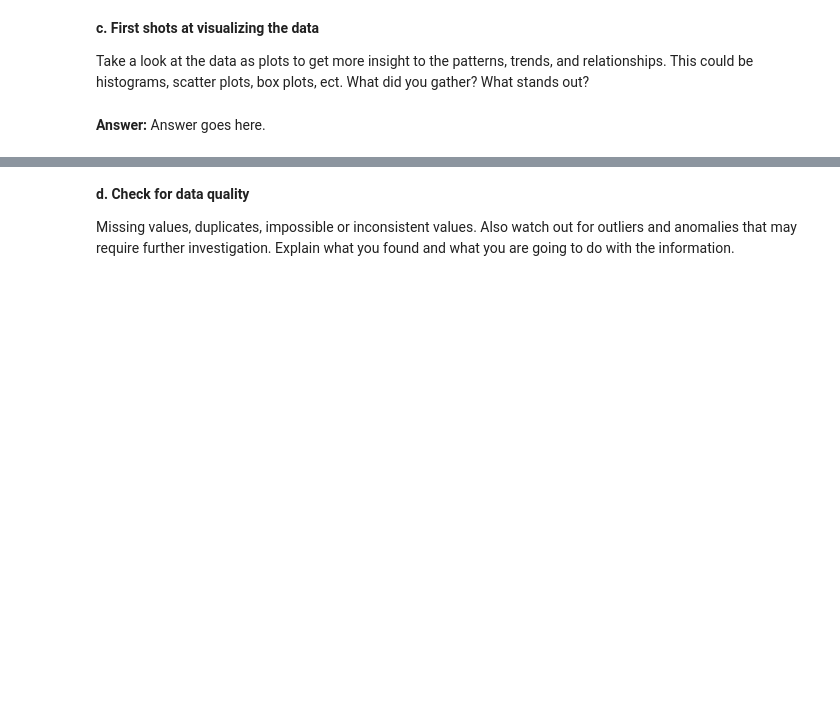
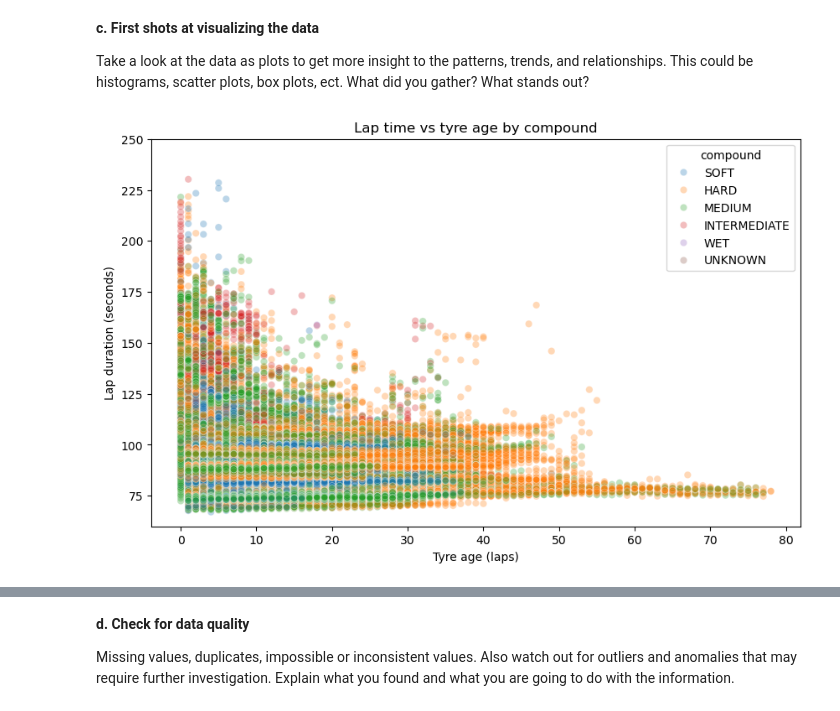
Before and after one commit to rickiemagnusjojo/IDS-Project-F9, a Jupyter notebook: notebooks/IDS2026_HW07.ipynb, the cells around one changed output, grey strips where cells are left out. Cells and saved outputs as stored; diff of their text form; code cells hidden in the pictures; blank space fills up the shorter version.

```diff
--- a/notebooks/IDS2026_HW07.ipynb
+++ b/notebooks/IDS2026_HW07.ipynb
@@ -236,2 +234,24 @@ Take a look at the data as plots to get more insight to the patterns, trends, an
-# %% [markdown]
-**Answer:** Answer goes here.
+# %%
+#2. Limited Y-axis
+
+#The graph is clearer, but lap times from different circuits are not directly comparable.
+import matplotlib.pyplot as plt
+import seaborn as sns
+
+plt.figure(figsize=(10, 6))
+
+sns.scatterplot(
+    data=df,
+    x="tyre_age",
+    y="lap_duration",
+    hue="compound",
+    alpha=0.3
+)
+
+plt.title("Lap time vs tyre age by compound")
+plt.xlabel("Tyre age (laps)")
+plt.ylabel("Lap duration (seconds)")
+plt.ylim(60, 250)
+plt.show()
+# %% [output]
+[figure, added]
```
Also changed, not shown: parts of 18 cells of this notebook.
